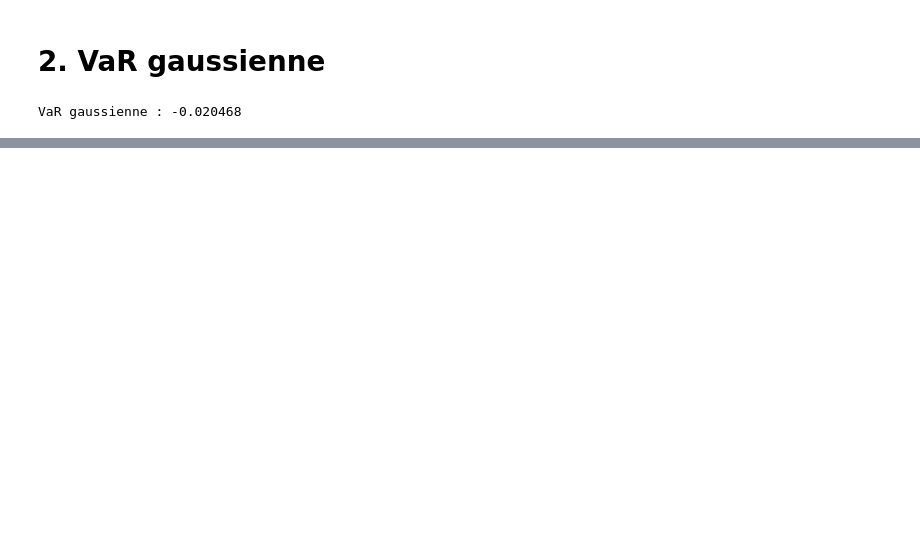
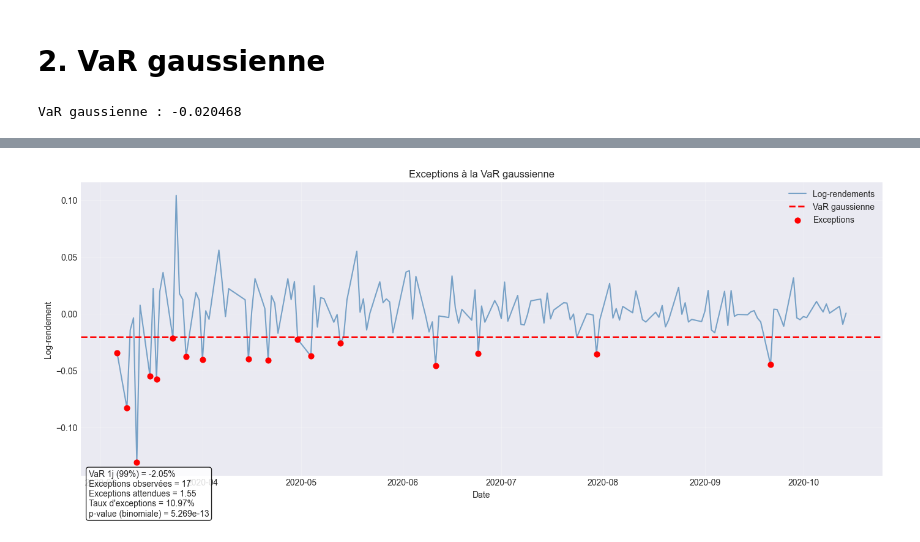
Before and after one commit to Charlin-D-S/extreme_risk_statistics, a Jupyter notebook: notebooks/exploration.ipynb, the cells around one changed output, grey strips where cells are left out. Saved outputs shown, nothing was run; the diff lists cells and outputs as text; code cells hidden in the pictures; blank space fills up the shorter version.

```diff
--- a/notebooks/exploration.ipynb
+++ b/notebooks/exploration.ipynb
@@ -914,0 +1016,4 @@ def plot_ex_ante_validation(validation_results, returns):
+# %%
+plot_exceptions(test.returns,alpha=0.99, var= var_gauss,name='gaussienne')
+# %% [output]
+[figure, added]
```
Also changed, not shown: parts of 52 cells of this notebook, 1 other file.
